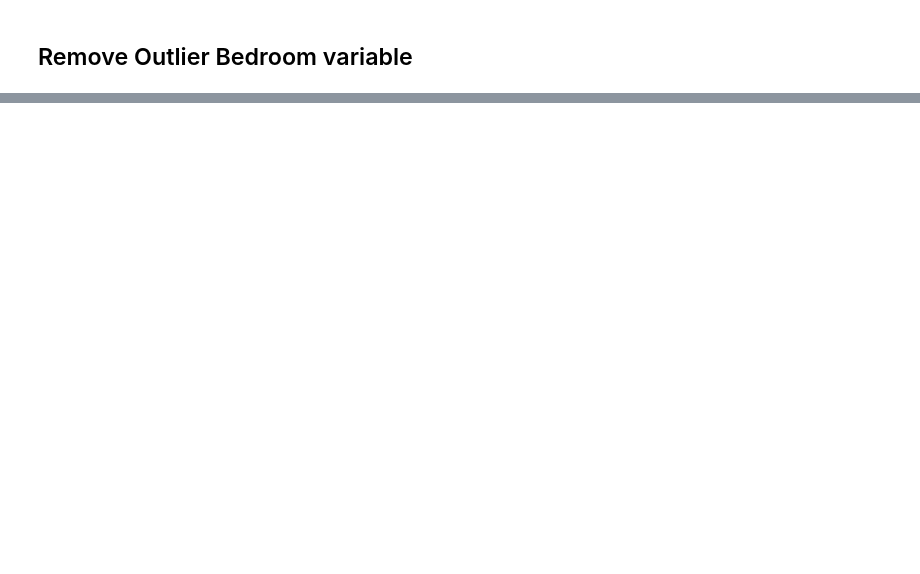
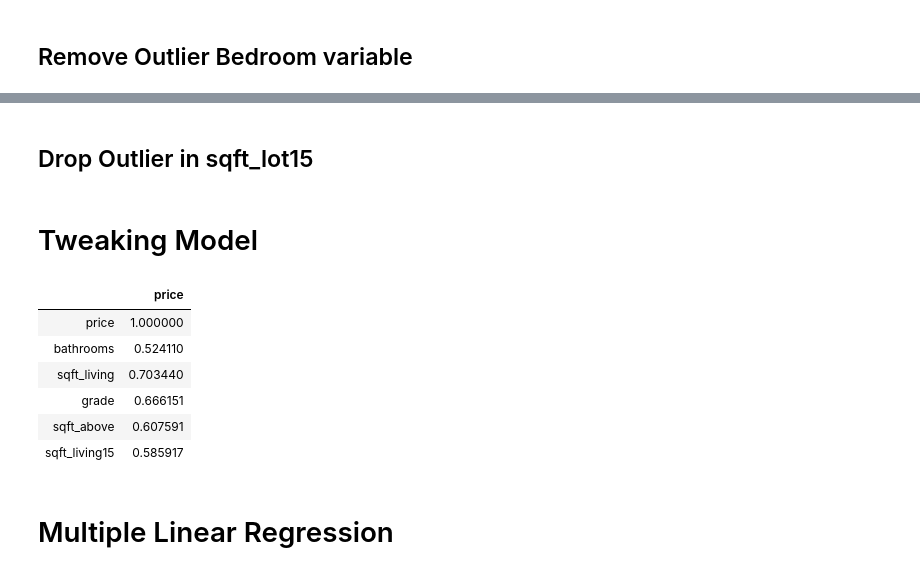
Before and after one commit to DavidKatzman/nyc-mhtn-ds-010620-lectures, a Jupyter notebook: week-6/KC_house_data/Untitled.ipynb, the cells around one changed output, grey strips where cells are left out. Saved outputs shown, nothing was run; the diff lists cells and outputs as text; code cells hidden in the pictures; blank space fills up the shorter version.

```diff
--- a/week-6/KC_house_data/Untitled.ipynb
+++ b/week-6/KC_house_data/Untitled.ipynb
@@ -506,0 +601,2 @@ housing_df.drop()
+# %%
+housing_df.drop('lat', axis = 1, inplace = True)
@@ -506,0 +605,23 @@ housing_df.drop()
+# %%
+housing_df.drop('long', axis = 1, inplace = True)
+# %% [markdown]
+## Drop Outlier in sqft_lot15
+# %%
+housing_df = housing_df[housing_df['sqft_lot15'] < 800000]
+# %% [markdown]
+# Tweaking Model
+# %%
+x = abs(housing_df.corr()['price'])
+y = x.to_frame()
+# %%
+y.loc[y['price'] > .5]
+# %% [output]
+|  | price |
+| price | 1.000000 |
+| bathrooms | 0.524110 |
+| sqft_living | 0.703440 |
+| grade | 0.666151 |
+| sqft_above | 0.607591 |
+| sqft_living15 | 0.585917 |
+# %% [markdown]
+# Multiple Linear Regression
```
Also changed, not shown: parts of 53 cells of this notebook, 1 other file.
